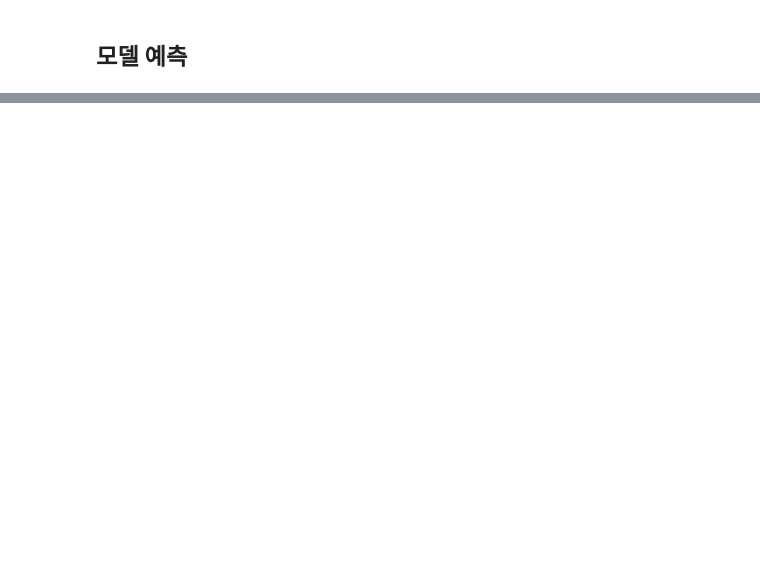
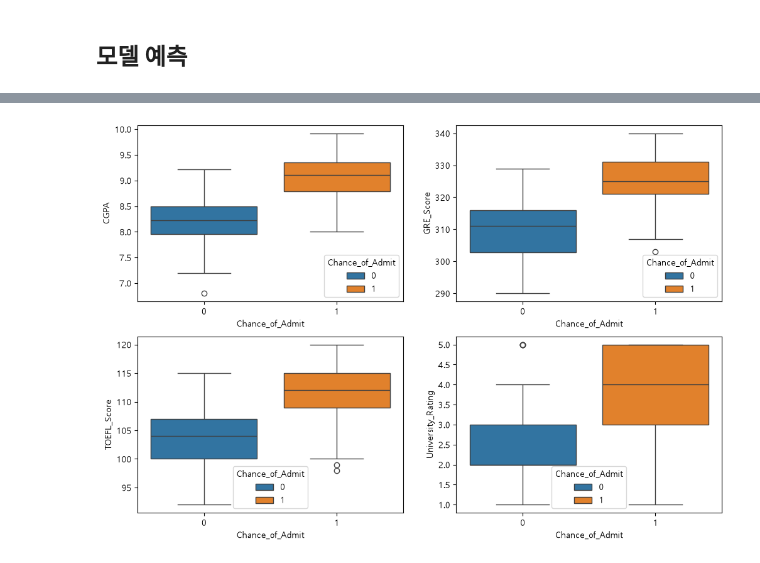
Before and after one commit to Seu1k2/kdt_ml, a Jupyter notebook: 7. LinearRegression, LogisticRegression(선형회귀, 이진분류).ipynb, the cells around one changed output, grey strips where cells are left out. Cells and saved outputs as stored; diff of their text form; code cells hidden in the pictures; blank space fills up the shorter version.

```diff
--- a/7. LinearRegression, LogisticRegression(선형회귀, 이진분류).ipynb
+++ b/7. LinearRegression, LogisticRegression(선형회귀, 이진분류).ipynb
@@ -231,0 +271,6 @@ AttributeError: 'LinearRegression' object has no attribute 'scpre'
+# %%
+file_name2 = r"admission_predict.csv"
+file_path2 = os.path.join(base_path, file_name2)
+# %%
+df2 = pd.read_csv(file_path2)
+df2
@@ -231,0 +291,3 @@ AttributeError: 'LinearRegression' object has no attribute 'scpre'
+# %%
+df2 = df2.drop(["Serial No.", "Unnamed: 0"], axis=1)
+df2
@@ -231,0 +308,13 @@ AttributeError: 'LinearRegression' object has no attribute 'scpre'
+# %%
+df2.columns = ['GRE_Score', 'TOEFL_Score', 'University_Rating', 'SOP', 'LOR', 'CGPA', 'Research', 'Chance_of_Admit']
+# %%
+features = ["CGPA","GRE_Score","TOEFL_Score","University_Rating"]
+
+plt.figure(figsize=(12,8))
+for i, feature in enumerate(features, 1):
+    plt.subplot(2, 2, i)
+    sns.boxplot(df2, x="Chance_of_Admit", y=feature, hue="Chance_of_Admit")
+
+plt.show()
+# %% [output]
+[figure, added]
```
Also changed, not shown: parts of 41 cells of this notebook, 3 other files.
